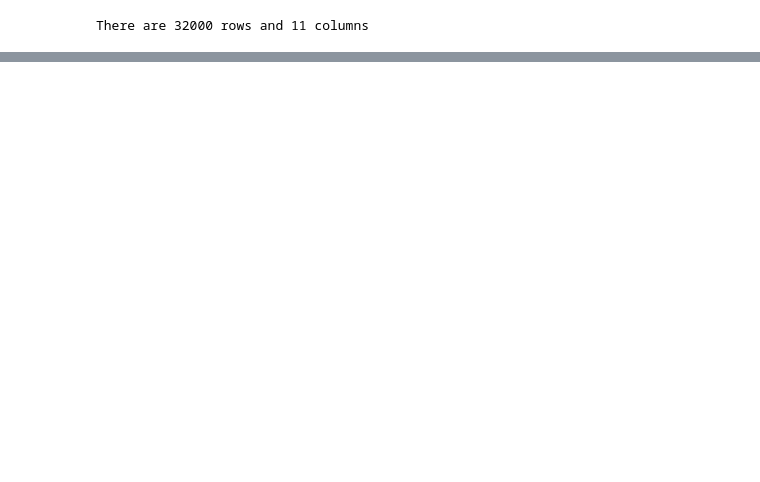
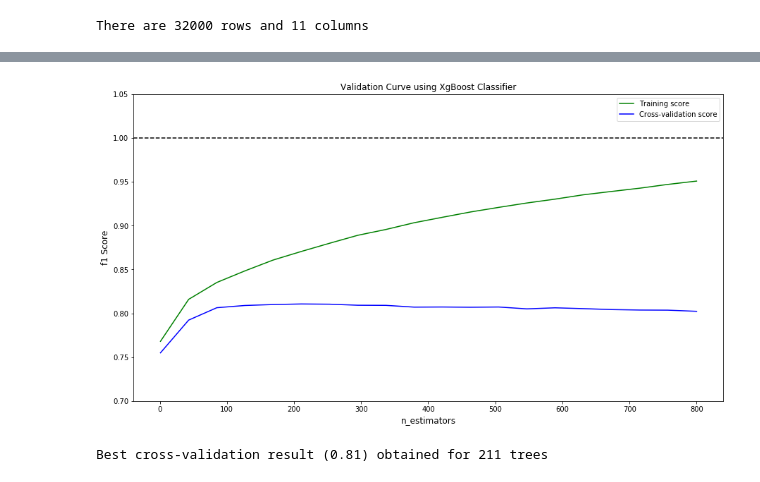
Before and after one commit to varun921995/App-Prophesy, a Jupyter notebook: dataset/Machine Modelling.ipynb, the cells around one changed output, grey strips where cells are left out. Cells and saved outputs as stored; diff of their text form; code cells hidden in the pictures; blank space fills up the shorter version.

```diff
--- a/dataset/Machine Modelling.ipynb
+++ b/dataset/Machine Modelling.ipynb
@@ -155,0 +179,11 @@ accuracy = xgbModel.score(X_test,y_test)
+# %%
+from sklearn.model_selection import validation_curve
+
+# define range of n_estimators
+paramRange = np.linspace(1, 800, 20).astype('int')
+
+# get list of training and validation scores for cv = 5
+(train_scores, test_scores) = validation_curve(xgb.XGBClassifier(), X_train,
+                                               y_train, param_name='n_estimators',
+                                               param_range= paramRange,
+                                               scoring='accuracy', n_jobs=-1, verbose=True)
@@ -155,0 +193,31 @@ accuracy = xgbModel.score(X_test,y_test)
+# %%
+from pylab import rcParams
+rcParams['figure.figsize'] = 15, 8
+
+# Code Referred from https://chrisalbon.com/machine_learning/model_evaluation/plot_the_validation_curve/
+# find mean value of training and validation f1-score
+train_mean = np.mean(train_scores, axis=1)
+test_mean = np.mean(test_scores, axis=1)
+
+plt.plot(paramRange, train_mean,
+         label='Training score',
+         color='green')
+
+plt.plot(paramRange, test_mean,
+         label='Cross-validation score',
+         color='blue')
+
+plt.axhline(y=1, color='k', ls='dashed')
+
+# plot validation graph
+plt.xlabel('n_estimators', fontsize=12)
+plt.ylabel('f1 Score', fontsize=12)
+plt.title('Validation Curve using XgBoost Classifier')
+plt.ylim(0.7, 1.05)
+plt.legend(loc='best')
+plt.show()
+i = np.argmax(test_mean)
+print("Best cross-validation result ({0:.2f}) obtained for {1} trees".format(test_mean[i], paramRange[i]))
+# %% [output]
+[figure, added]
+Best cross-validation result (0.81) obtained for 211 trees
```
Also changed, not shown: parts of 6 cells of this notebook.
